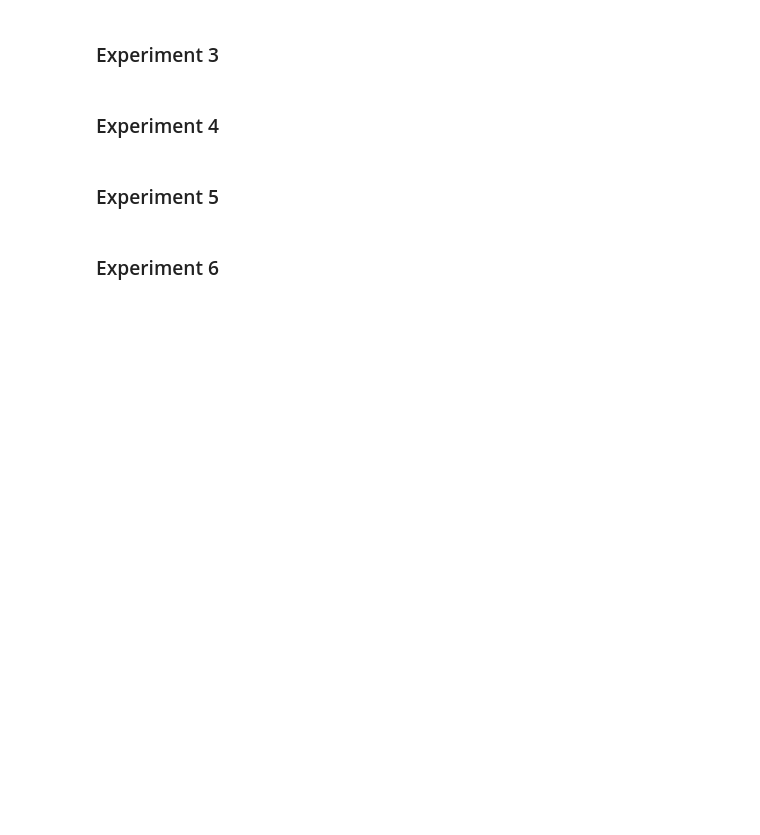
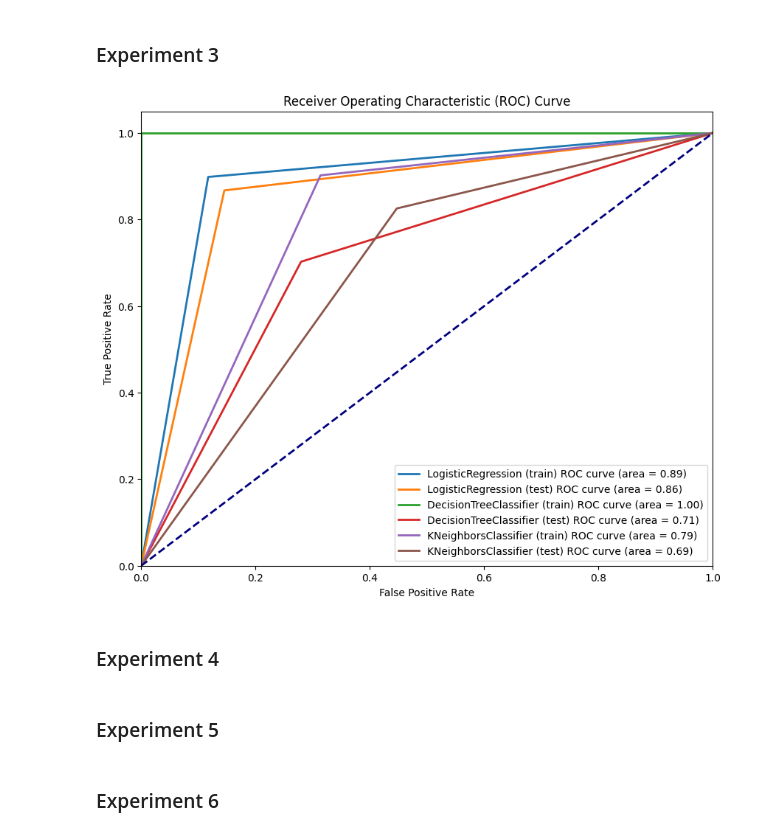
Before and after one commit to ben-jamming/COMP-551, a Jupyter notebook: Assignment-2/data_processing.ipynb, the cells around one changed output. Saved outputs shown, nothing was run; the diff lists cells and outputs as text; code cells hidden in the pictures; blank space fills up the shorter version.

```diff
--- a/Assignment-2/data_processing.ipynb
+++ b/Assignment-2/data_processing.ipynb
@@ -375,14 +368,40 @@ experiment_two(X_train, y_train, X_test, y_test, top_indices)
 # %% [markdown]
 ### Experiment 3 ###
-# %%
-def experiment_three():
-    """
-    On the same plot as 2, draw ROC curves and report the AUROC
-    values of logistic regression and Decision Trees on the
-    IMDB data binary classification task
-
-    """
-    pass
+# %%
+def experiment_three(X_train, y_train, X_test, y_test, top_indices):
+    """
+    On the same plot as 2, draw ROC curves and report the AUROC
+    values of logistic regression and Decision Trees on the
+    IMDB data binary classification task
+    """
+
+    models = [CustomLogisticRegression(learning_rate=0.01, epsilon=1e-5, max_iters=1e4),
+              DecisionTreeClassifier(),
+              KNeighborsClassifier(),
+              LR(C=1/0.01, fit_intercept=True, max_iter=int(1e4), tol=1e-5)] #sklearn logistic regression
+    results = {}
+    for model in models:
+        model.fit(X_train, y_train)
+        y_pred_prob_test = model.predict(X_test)
+        y_pred_prob_train = model.predict(X_train)
+
+        # Compute ROC curve and ROC area for the test set
+        fpr_test, tpr_test, _ = roc_curve(y_test, y_pred_prob_test)
+        roc_auc_test = auc(fpr_test, tpr_test)
+
+        # Compute ROC curve and ROC area for the training set
+        fpr_train, tpr_train, _ = roc_curve(y_train, y_pred_prob_train)
+        roc_auc_train = auc(fpr_train, tpr_train)
+
+        results[f'{model.__class__.__name__} (train)'] = (fpr_train, tpr_train, roc_auc_train)
+        results[f'{model.__class__.__name__} (test)'] = (fpr_test, tpr_test, roc_auc_test)
+
+
+    plot_multiple_roc_curves(results)
+
+experiment_three(X_train_filtered, y_train_binary, X_test_filtered, y_test_binary, top_indices)
+# %% [output]
+[figure, added]
 # %% [markdown]
 ### Experiment 4 ###
 # %%
```
Also changed, not shown: parts of 4 cells of this notebook, 1 other file.
